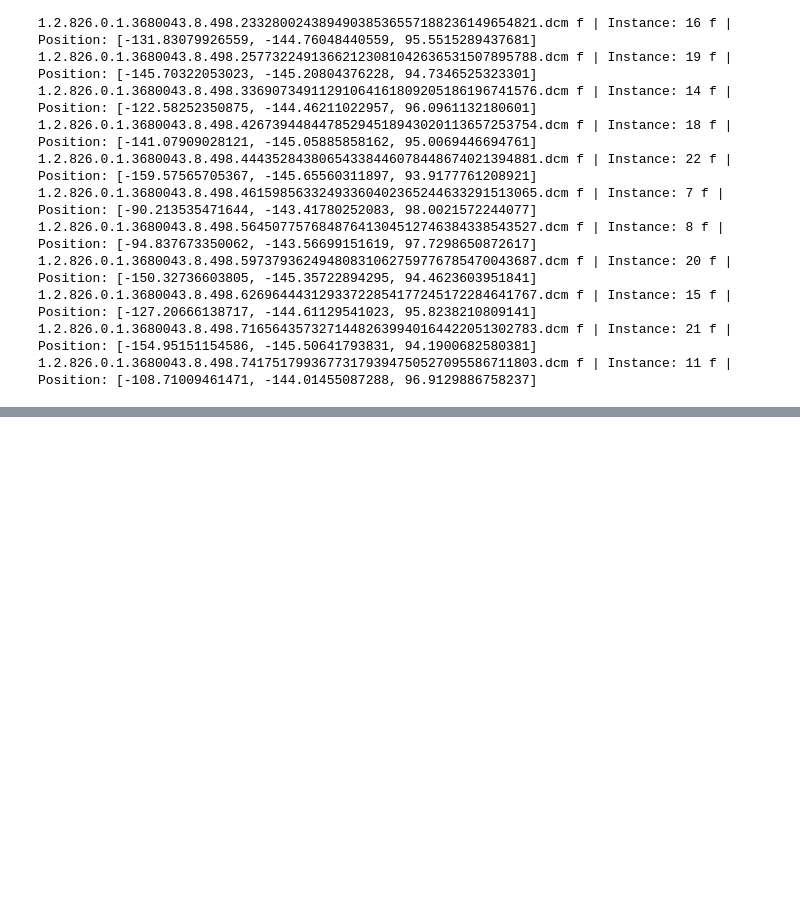
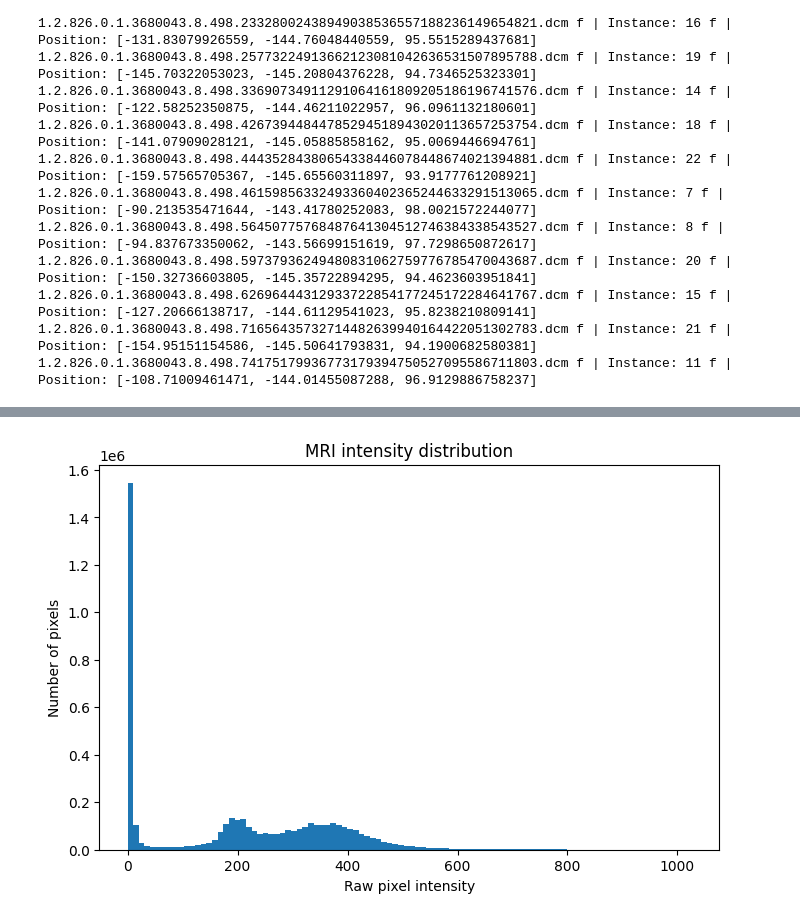
Before and after one commit to sirohi-ml/Image_Detection_from_scratch, a Jupyter notebook: 12_RSNA_data_exploration.ipynb, the cells around one changed output, grey strips where cells are left out. Saved outputs shown, nothing was run; the diff lists cells and outputs as text; code cells hidden in the pictures; blank space fills up the shorter version.

```diff
--- a/12_RSNA_data_exploration.ipynb
+++ b/12_RSNA_data_exploration.ipynb
@@ -543,0 +737,14 @@ for f in files_on_disk:
+# %%
+## looking at intensity distribution
+
+plt.figure(figsize=(8,5))
+
+plt.hist(volume.ravel(), bins=100)
+
+plt.xlabel("Raw pixel intensity")
+plt.ylabel("Number of pixels")
+plt.title("MRI intensity distribution")
+
+plt.show()
+# %% [output]
+[figure, added]
```
Also changed, not shown: parts of 25 cells of this notebook.
